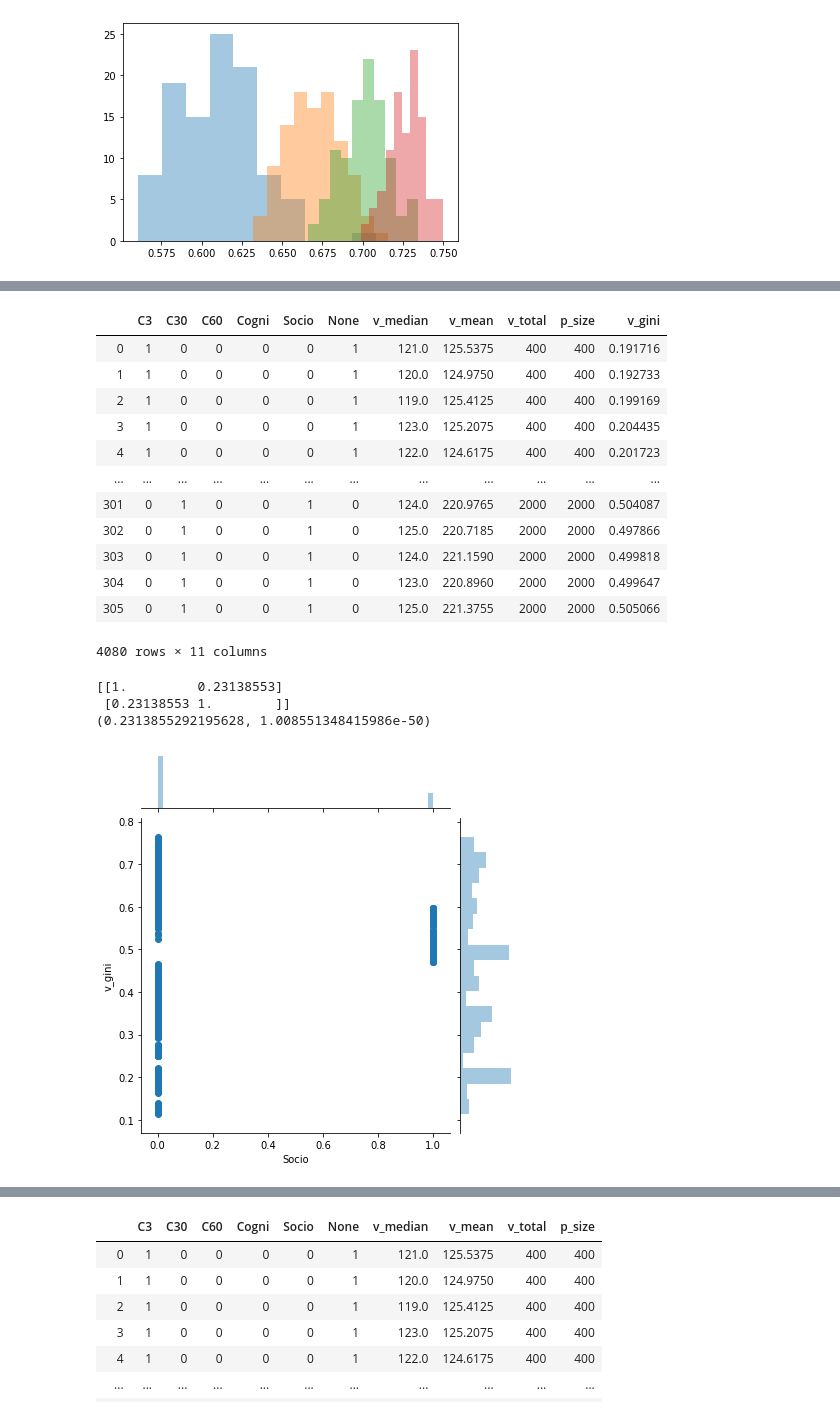
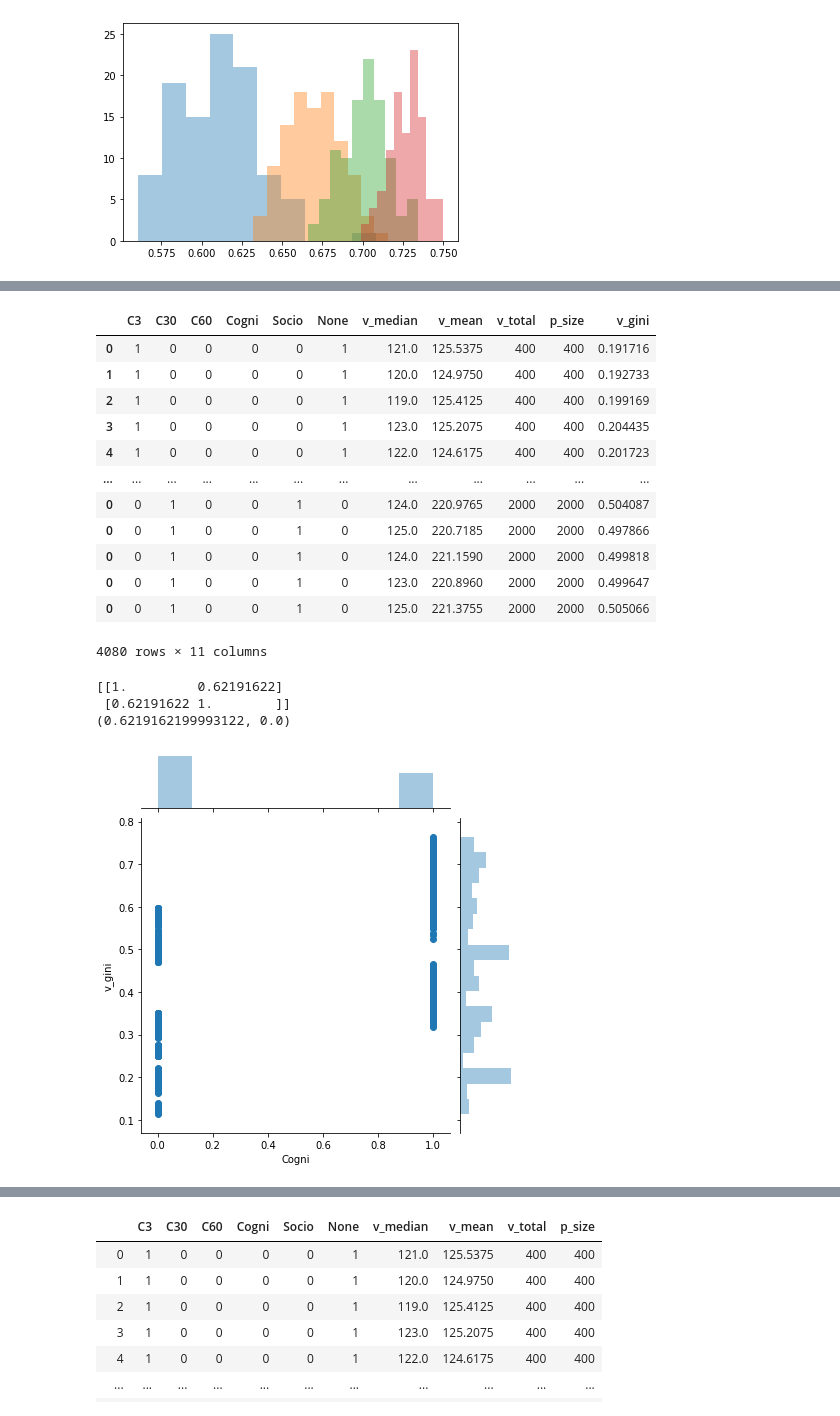
Before and after one commit to Andrelhu/Diversity-on-RecSys, a Jupyter notebook: Statistical Tests for Simulation Results v2.0.ipynb, the cells around one changed output, grey strips where cells are left out. Drawn from its saved outputs; the diff is of its cells as text; code cells hidden in the pictures.

```diff
--- a/Statistical Tests for Simulation Results v2.0.ipynb
+++ b/Statistical Tests for Simulation Results v2.0.ipynb
@@ -522,7 +532,7 @@ Index(['C3', 'C30', 'C60', 'Cogni', 'None', 'P100', 'P50', 'S100', 'S200',
 # %%
 dft = dft.dropna()
 # %%
-dft = dft.drop('Socio',1)
+#dft = dft.drop('Socio',1)
 # %%
 dft
 # %% [output]
@@ -533,11 +543,11 @@ dft
 | 3 | 1 | 0 | 0 | 0 | 0 | 1 | 123.0 | 125.2075 | 400 | 400 | 0.204435 |
 | 4 | 1 | 0 | 0 | 0 | 0 | 1 | 122.0 | 124.6175 | 400 | 400 | 0.201723 |
 | ... | ... | ... | ... | ... | ... | ... | ... | ... | ... | ... | ... |
-| 301 | 0 | 1 | 0 | 0 | 1 | 0 | 124.0 | 220.9765 | 2000 | 2000 | 0.504087 |
-| 302 | 0 | 1 | 0 | 0 | 1 | 0 | 125.0 | 220.7185 | 2000 | 2000 | 0.497866 |
-| 303 | 0 | 1 | 0 | 0 | 1 | 0 | 124.0 | 221.1590 | 2000 | 2000 | 0.499818 |
-| 304 | 0 | 1 | 0 | 0 | 1 | 0 | 123.0 | 220.8960 | 2000 | 2000 | 0.499647 |
-| 305 | 0 | 1 | 0 | 0 | 1 | 0 | 125.0 | 221.3755 | 2000 | 2000 | 0.505066 |
+| 0 | 0 | 1 | 0 | 0 | 1 | 0 | 124.0 | 220.9765 | 2000 | 2000 | 0.504087 |
+| 0 | 0 | 1 | 0 | 0 | 1 | 0 | 125.0 | 220.7185 | 2000 | 2000 | 0.497866 |
+| 0 | 0 | 1 | 0 | 0 | 1 | 0 | 124.0 | 221.1590 | 2000 | 2000 | 0.499818 |
+| 0 | 0 | 1 | 0 | 0 | 1 | 0 | 123.0 | 220.8960 | 2000 | 2000 | 0.499647 |
+| 0 | 0 | 1 | 0 | 0 | 1 | 0 | 125.0 | 221.3755 | 2000 | 2000 | 0.505066 |
 4080 rows × 11 columns
 # %%
 df_Y = dft['v_gini']
@@ -545,14 +555,14 @@ df_X = dft[['C3','C30','C60','Cogni','Socio','None','v_median','v_mean','v_total
 # %%
 #Some exploration
-temp_ = 'Socio'
+temp_ = 'Cogni'
 sns.jointplot(x=temp_,y='v_gini',data=dft)
 
 print(np.corrcoef(dft[temp_],dft['v_gini']))
 
 print(stats.pearsonr(dft[temp_],dft['v_gini']))
 # %% [output]
-[[1.         0.23138553]
- [0.23138553 1.        ]]
-(0.2313855292195628, 1.008551348415986e-50)
+[[1.         0.62191622]
+ [0.62191622 1.        ]]
+(0.6219162199993122, 0.0)
-[figure, old version]
+[figure, new version]
 # %%
```
Also changed, not shown: parts of 26 cells of this notebook, 1 other file.
